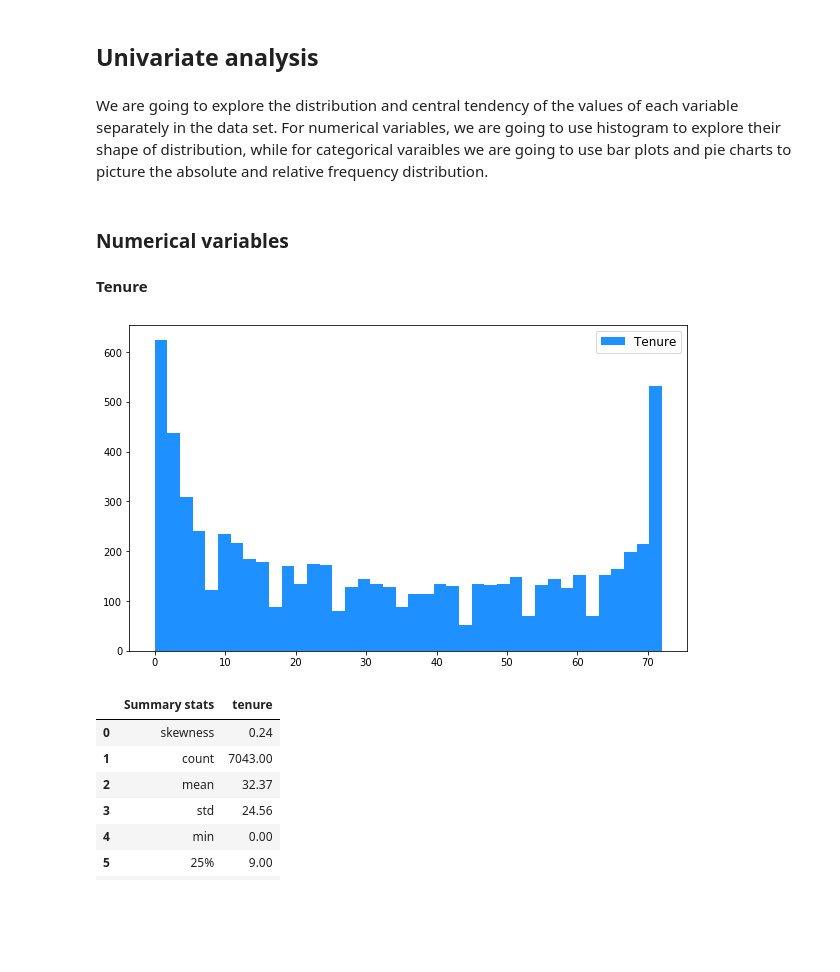
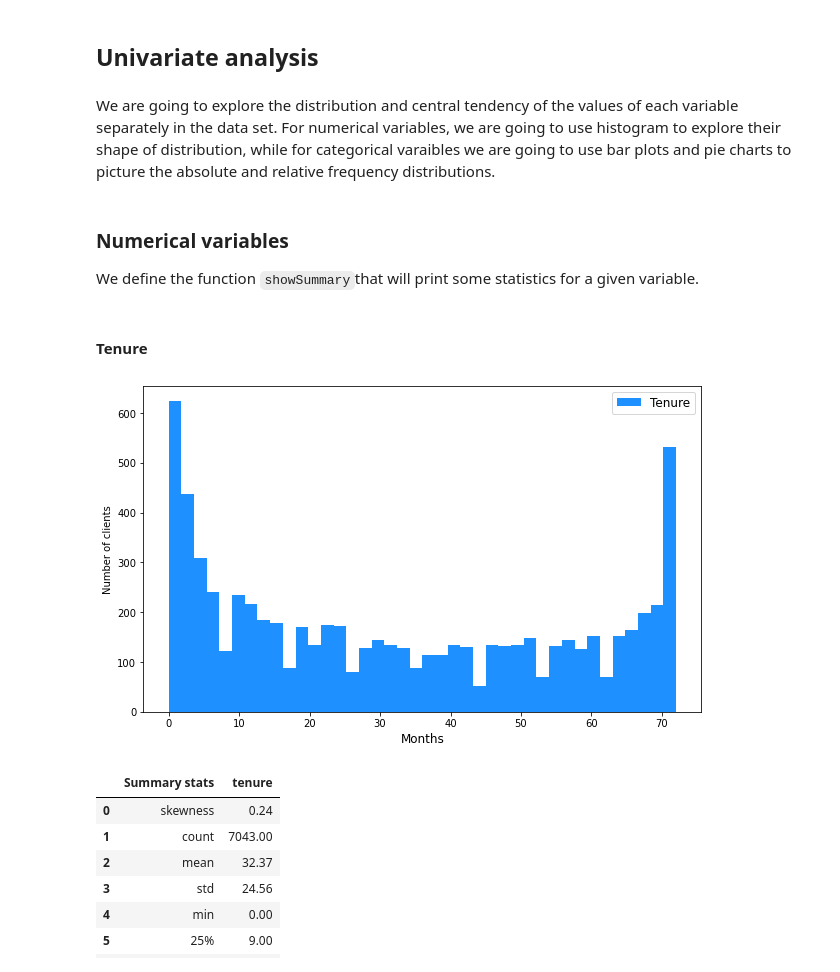
Before and after one commit to lucienwalewski/cse204project, a Jupyter notebook: src/main.ipynb, the cells around one changed output. Cells and saved outputs as stored; diff of their text form; code cells hidden in the pictures; blank space fills up the shorter version.

```diff
--- a/src/main.ipynb
+++ b/src/main.ipynb
@@ -81,2 +82,0 @@ It seems that we should convert variable **TotalCharges** from Object into float
-# %%
-df['TotalCharges'] = pd.to_numeric(df['TotalCharges'], errors='coerce')
@@ -164,0 +133,2 @@ dtype: object
+# %%
+df['TotalCharges'] = pd.to_numeric(xdf['TotalCharges'], errors='coerce')
@@ -201,9 +177,11 @@ Lazar's suggestion of the preprocessing:
 # %% [markdown]
 ## Univariate analysis
 # %% [markdown]
-We are going to explore the distribution and central tendency of the values of each variable separately in the data set. For numerical variables, we are going to use histogram to explore their shape of distribution, while for categorical varaibles we are going to use bar plots and pie charts to picture the absolute and relative frequency distribution.
+We are going to explore the distribution and central tendency of the values of each variable separately in the data set. For numerical variables, we are going to use histogram to explore their shape of distribution, while for categorical varaibles we are going to use bar plots and pie charts to picture the absolute and relative frequency distributions.
-# %% [markdown]
-### Numerical variables
+# %% [markdown]
+### Numerical variables
+
+We define the function `showSummary`that will print some statistics for a given variable.
 # %%
 def showSummary(variable):
     stats = variable.describe()
@@ -213,12 +191,16 @@ def showSummary(variable):
 
     return display(stats.round(2))
 # %% [markdown]
-**Tenure**
+#### Tenure
 # %%
-ax = df["tenure"].hist(bins=40, color="DodgerBlue", label="Tenure", figsize=(10, 6), grid=False)
-ax.legend(fontsize=12);
+_, ax = plt.subplots(figsize=(10, 6))
+df["tenure"].hist(bins=40, color="DodgerBlue", label="Tenure", ax=ax, grid=False)
+plt.xlabel("Months", fontsize=12)
+plt.ylabel("Number of clients", fontsize=12)
+ax.legend(fontsize=12)
+plt.show()
 # %% [output]
-[figure, old version]
+[figure, new version]
 # %%
 showSummary(df["tenure"])
 # %% [output]
```
Also changed, not shown: parts of 72 cells of this notebook, 7 other files.
